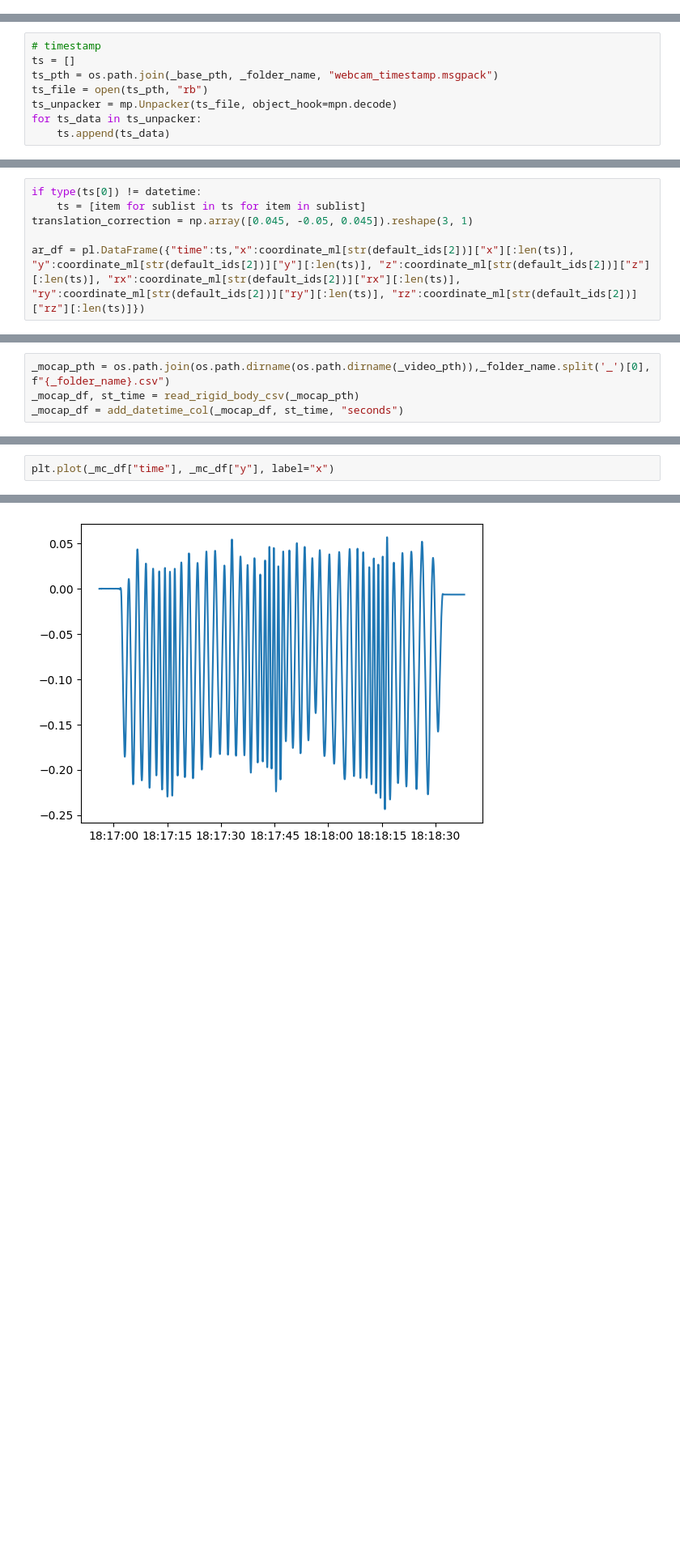
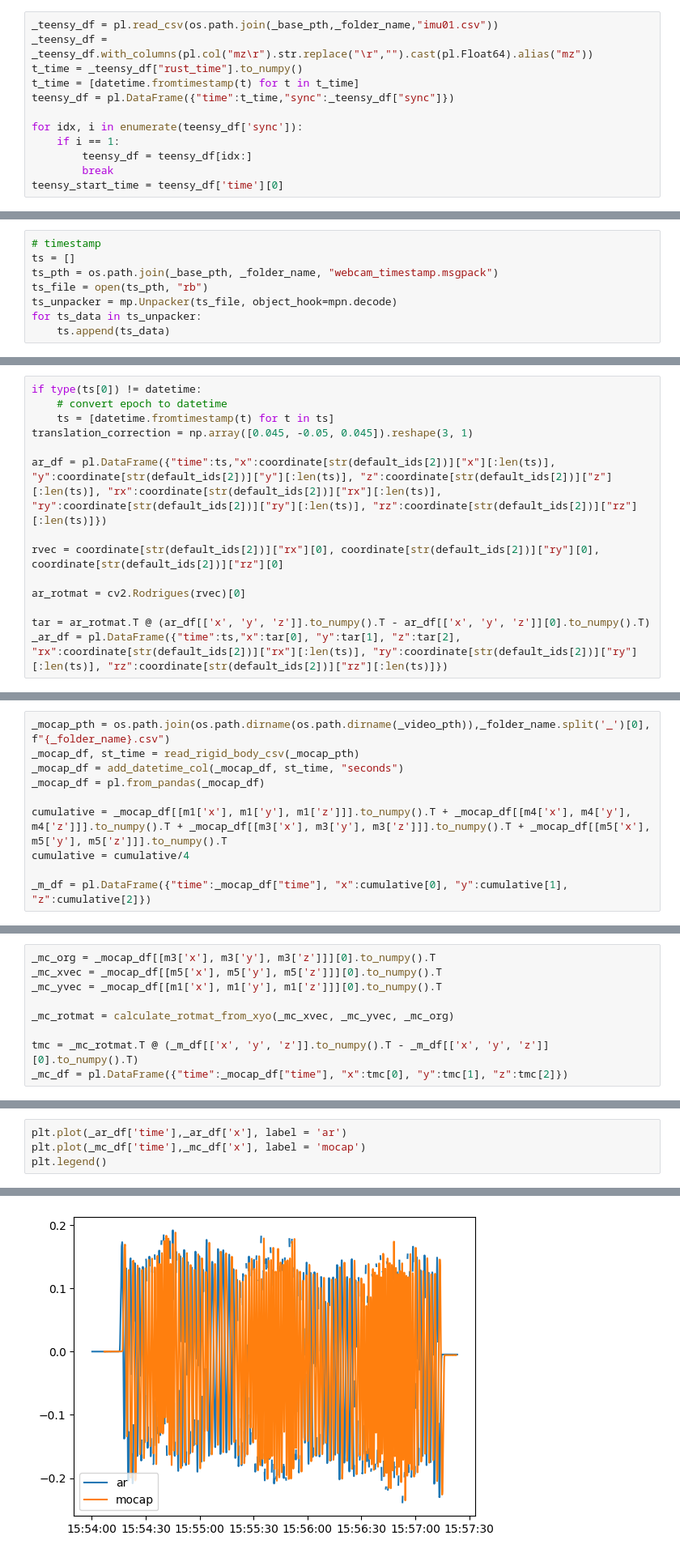
Before and after one commit to SujithChristopher/armbo, a Jupyter notebook: speed_bins/getting_bins.ipynb, the cells around one changed output, grey strips where cells are left out. Shown at 81% size. Drawn from its saved outputs; the diff is of its cells as text; blank space fills up the shorter version.

```diff
--- a/speed_bins/getting_bins.ipynb
+++ b/speed_bins/getting_bins.ipynb
@@ -65,3 +68,15 @@ _zm = get_rb_marker_name(4)
+# %%
+_teensy_df = pl.read_csv(os.path.join(_base_pth,_folder_name,"imu01.csv"))
+_teensy_df = _teensy_df.with_columns(pl.col("mz\r").str.replace("\r","").cast(pl.Float64).alias("mz"))
+t_time = _teensy_df["rust_time"].to_numpy()
+t_time = [datetime.fromtimestamp(t) for t in t_time]
+teensy_df = pl.DataFrame({"time":t_time,"sync":_teensy_df["sync"]})
+
+for idx, i in enumerate(teensy_df['sync']):
+    if i == 1:
+        teensy_df = teensy_df[idx:]
+        break
+teensy_start_time = teensy_df['time'][0]
 # %%
 ARUCO_PARAMETERS = aruco.DetectorParameters()
 ARUCO_DICT = aruco.getPredefinedDictionary(aruco.DICT_ARUCO_MIP_36H12)
@@ -194,9 +209,17 @@ coordinate_ml = coordinate.copy()
 # %%
 if type(ts[0]) != datetime:
-    ts = [item for sublist in ts for item in sublist]
+    # convert epoch to datetime
+    ts = [datetime.fromtimestamp(t) for t in ts]
 translation_correction = np.array([0.045, -0.05, 0.045]).reshape(3, 1)
 
-ar_df = pl.DataFrame({"time":ts,"x":coordinate_ml[str(default_ids[2])]["x"][:len(ts)], "y":coordinate_ml[str(default_ids[2])]["y"][:len(ts)], "z":coordinate_ml[str(default_ids[2])]["z"][:len(ts)], "rx":coordinate_ml[str(default_ids[2])]["rx"][:len(ts)], "ry":coordinate_ml[str(default_ids[2])]["ry"][:len(ts)], "rz":coordinate_ml[str(default_ids[2])]["rz"][:len(ts)]})
+ar_df = pl.DataFrame({"time":ts,"x":coordinate[str(default_ids[2])]["x"][:len(ts)], "y":coordinate[str(default_ids[2])]["y"][:len(ts)], "z":coordinate[str(default_ids[2])]["z"][:len(ts)], "rx":coordinate[str(default_ids[2])]["rx"][:len(ts)], "ry":coordinate[str(default_ids[2])]["ry"][:len(ts)], "rz":coordinate[str(default_ids[2])]["rz"][:len(ts)]})
+
+rvec = coordinate[str(default_ids[2])]["rx"][0], coordinate[str(default_ids[2])]["ry"][0], coordinate[str(default_ids[2])]["rz"][0]
+
+ar_rotmat = cv2.Rodrigues(rvec)[0]
+
+tar = ar_rotmat.T @ (ar_df[['x', 'y', 'z']].to_numpy().T - ar_df[['x', 'y', 'z']][0].to_numpy().T)
+_ar_df = pl.DataFrame({"time":ts,"x":tar[0], "y":tar[1], "z":tar[2], "rx":coordinate[str(default_ids[2])]["rx"][:len(ts)], "ry":coordinate[str(default_ids[2])]["ry"][:len(ts)], "rz":coordinate[str(default_ids[2])]["rz"][:len(ts)]})
 # %%
 print(len(coordinate[str(default_ids[0])]["y"]), len(coordinate[str(default_ids[1])]["y"]), len(coordinate[str(default_ids[2])]["z"]))
 # %% [output]
@@ -205,3 +230,9 @@ print(len(coordinate[str(default_ids[0])]["y"]), len(coordinate[str(default_ids[
 _mocap_pth = os.path.join(os.path.dirname(os.path.dirname(_video_pth)),_folder_name.split('_')[0], f"{_folder_name}.csv")
 _mocap_df, st_time = read_rigid_body_csv(_mocap_pth)
 _mocap_df = add_datetime_col(_mocap_df, st_time, "seconds")
+_mocap_df = pl.from_pandas(_mocap_df)
+
+cumulative = _mocap_df[[m1['x'], m1['y'], m1['z']]].to_numpy().T + _mocap_df[[m4['x'], m4['y'], m4['z']]].to_numpy().T + _mocap_df[[m3['x'], m3['y'], m3['z']]].to_numpy().T + _mocap_df[[m5['x'], m5['y'], m5['z']]].to_numpy().T
+cumulative = cumulative/4
+
+_m_df = pl.DataFrame({"time":_mocap_df["time"], "x":cumulative[0], "y":cumulative[1], "z":cumulative[2]})
@@ -264,0 +241,9 @@ plt.plot(abs(ar_df['z'].diff()))
+# %%
+_mc_org = _mocap_df[[m3['x'], m3['y'], m3['z']]][0].to_numpy().T
+_mc_xvec = _mocap_df[[m5['x'], m5['y'], m5['z']]][0].to_numpy().T
+_mc_yvec = _mocap_df[[m1['x'], m1['y'], m1['z']]][0].to_numpy().T
+
+_mc_rotmat = calculate_rotmat_from_xyo(_mc_xvec, _mc_yvec, _mc_org)
+
+tmc = _mc_rotmat.T @ (_m_df[['x', 'y', 'z']].to_numpy().T - _m_df[['x', 'y', 'z']][0].to_numpy().T)
+_mc_df = pl.DataFrame({"time":_mocap_df["time"], "x":tmc[0], "y":tmc[1], "z":tmc[2]})
@@ -265,3 +281,5 @@ plt.plot(abs(ar_df['z'].diff()))
 # %%
-plt.plot(_mc_df["time"], _mc_df["y"], label="x")
+plt.plot(_ar_df['time'],_ar_df['x'], label = 'ar')
+plt.plot(_mc_df['time'],_mc_df['x'], label = 'mocap')
+plt.legend()
 # %% [output]
@@ -269 +287 @@ plt.plot(_mc_df["time"], _mc_df["y"], label="x")
-[figure, old version]
+[figure, new version]
```
Also changed, not shown: parts of 20 cells of this notebook, 5 other files.
